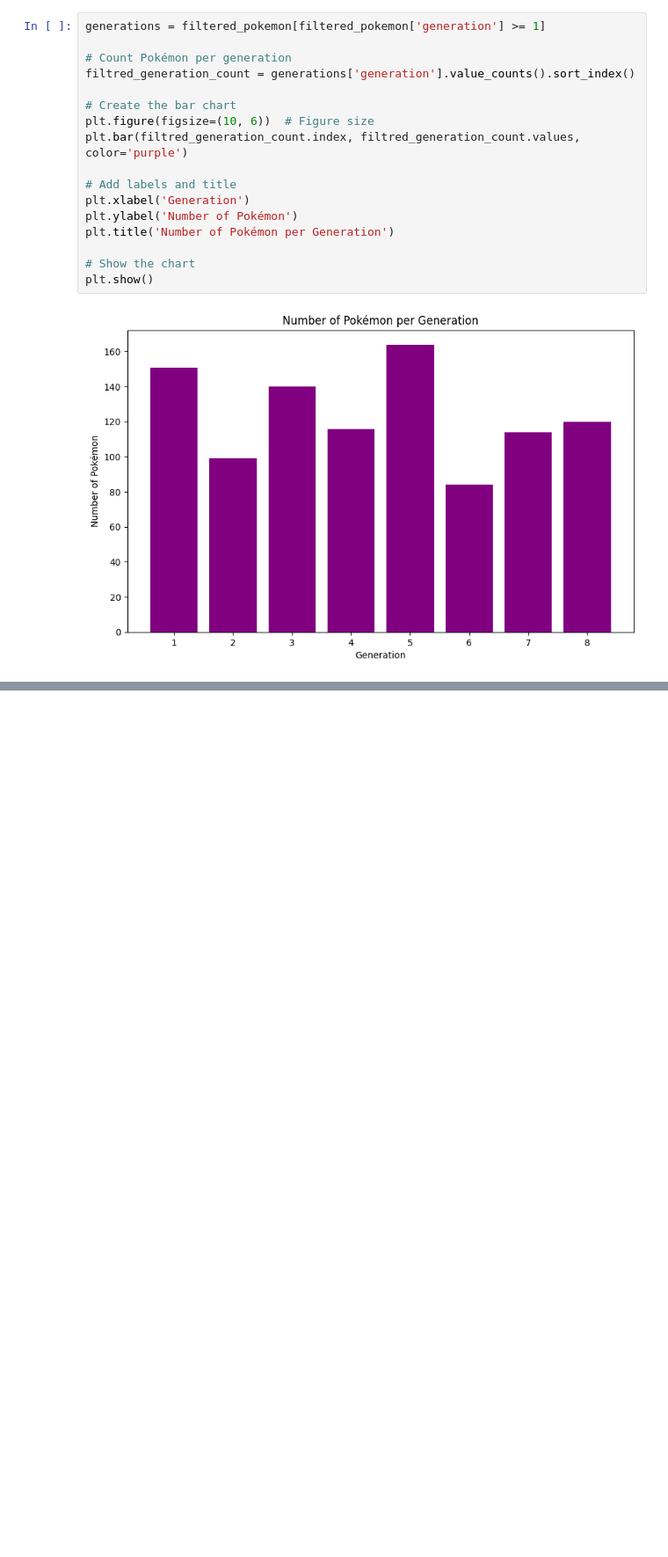
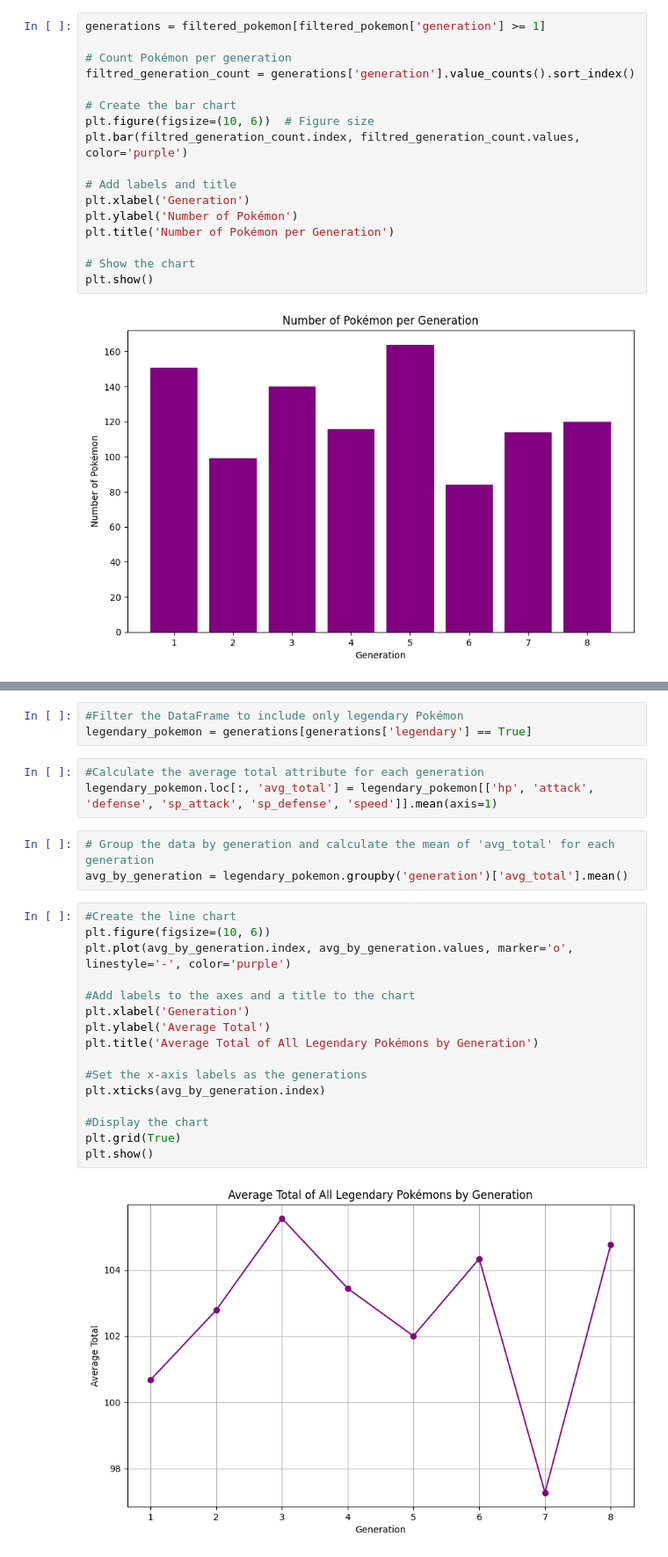
Before and after one commit to DsAlex-lnx/Pokemon-Data-Science, a Jupyter notebook: main.ipynb, the cells around one changed output, grey strips where cells are left out. Shown at 88% size. Saved outputs shown, nothing was run; the diff lists cells and outputs as text; blank space fills up the shorter version.

```diff
--- a/main.ipynb
+++ b/main.ipynb
@@ -413,0 +481,27 @@ plt.show()
+# %%
+#Filter the DataFrame to include only legendary Pokémon
+legendary_pokemon = generations[generations['legendary'] == True]
+# %%
+#Calculate the average total attribute for each generation
+legendary_pokemon.loc[:, 'avg_total'] = legendary_pokemon[['hp', 'attack', 'defense', 'sp_attack', 'sp_defense', 'speed']].mean(axis=1)
+# %%
+# Group the data by generation and calculate the mean of 'avg_total' for each generation
+avg_by_generation = legendary_pokemon.groupby('generation')['avg_total'].mean()
+# %%
+#Create the line chart
+plt.figure(figsize=(10, 6))
+plt.plot(avg_by_generation.index, avg_by_generation.values, marker='o', linestyle='-', color='purple')
+
+#Add labels to the axes and a title to the chart
+plt.xlabel('Generation')
+plt.ylabel('Average Total')
+plt.title('Average Total of All Legendary Pokémons by Generation')
+
+#Set the x-axis labels as the generations
+plt.xticks(avg_by_generation.index)
+
+#Display the chart
+plt.grid(True)
+plt.show()
+# %% [output]
+[figure, added]
```
Also changed, not shown: parts of 14 cells of this notebook.
